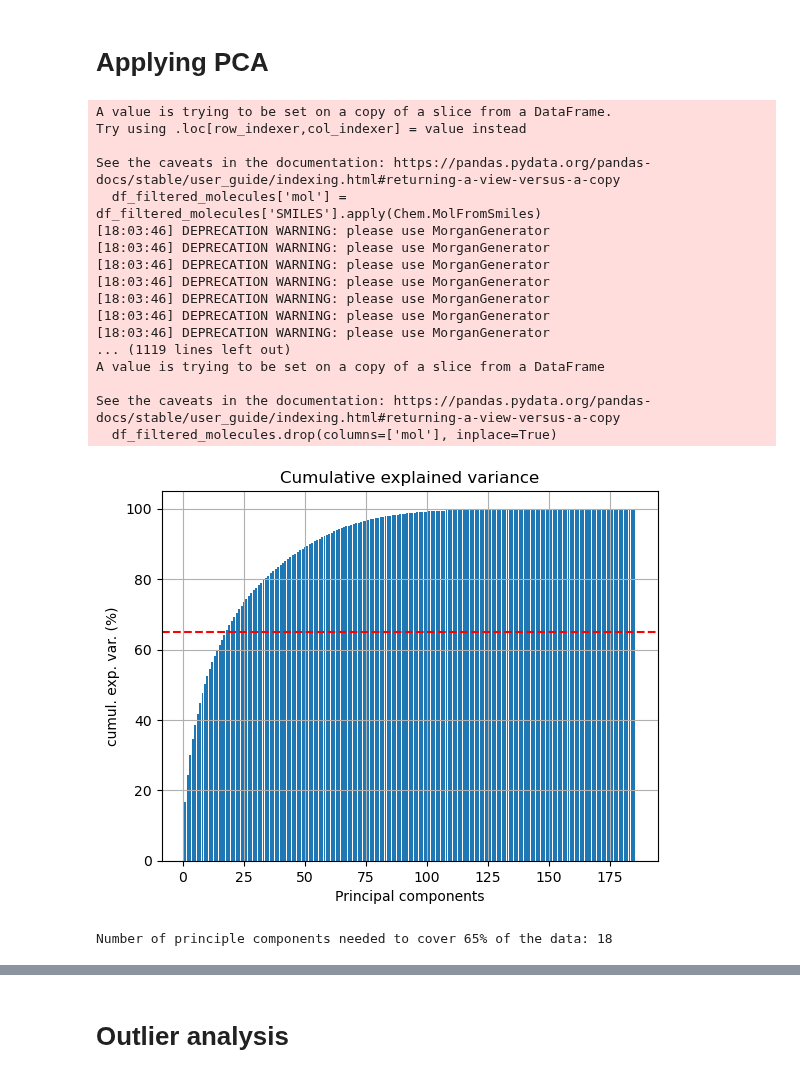
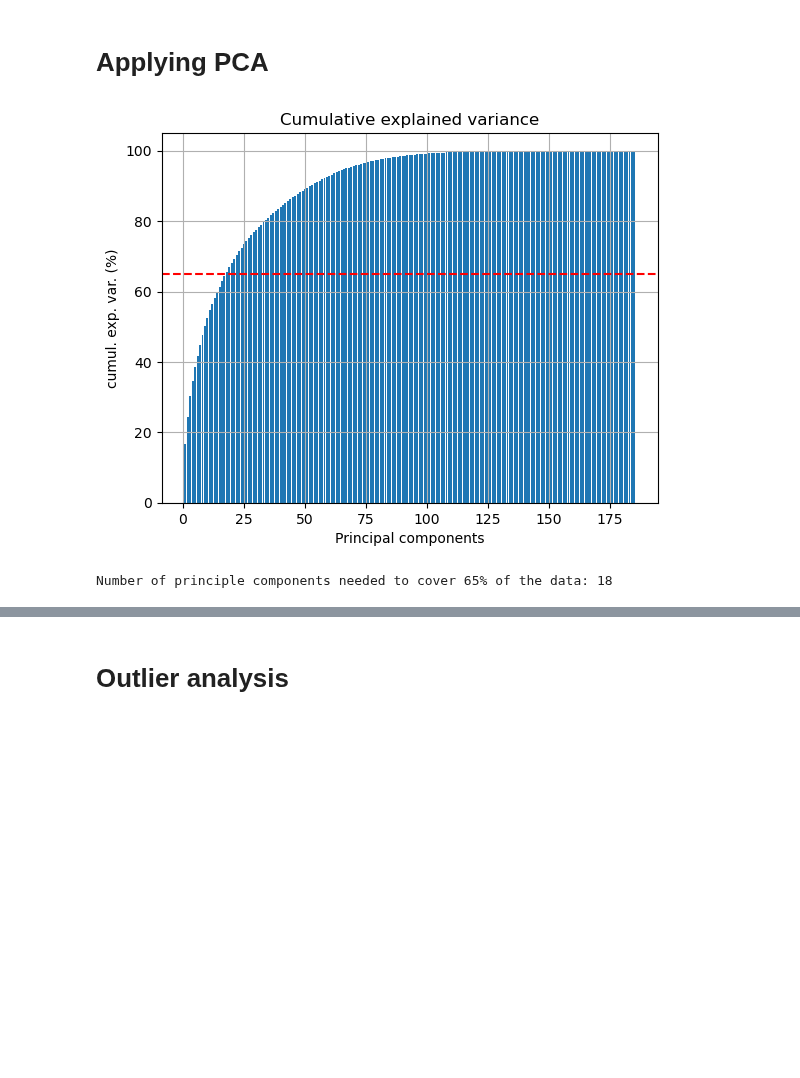
Before and after one commit to annebiemans/Group16, a Jupyter notebook: group_assignment_part1.ipynb, the cells around one changed output, grey strips where cells are left out. Cells and saved outputs as stored; diff of their text form; code cells hidden in the pictures; blank space fills up the shorter version.

```diff
--- a/group_assignment_part1.ipynb
+++ b/group_assignment_part1.ipynb
@@ -163,11 +194,6 @@ df_filtered_molecules # dit is de output met smiles en dan de descriptors die re
 # %% [markdown]
 # Applying PCA
 # %%
-df_filtered_molecules['mol'] = df_filtered_molecules['SMILES'].apply(Chem.MolFromSmiles)
-df_filtered_molecules['fp'] = df_filtered_molecules['mol'].apply(lambda x: AllChem.GetMorganFingerprintAsBitVect(x, 2, nBits=64))
-df_filtered_molecules['fp'] = df_filtered_molecules['fp'].apply(lambda x: x.ToBitString())
-df_filtered_molecules.drop(columns=['mol'], inplace=True)
-
 X = df_filtered_molecules.drop(columns=['SMILES'])  # Looking at all the descriptors
 #y_PKM = data_raw['PKM2_inhibition']    # Comparing the PKM2 inhibition to the descriptors
 #y_ERK = data_raw['ERK2_inhibition']     # Comparing the ERK2 inhibition to the descriptors
@@ -176,52 +202,35 @@ X = df_filtered_molecules.drop(columns=['SMILES'])  # Looking at all the descrip
 
 X_scaled = scaler.fit_transform(X)
 
 pca = PCA()
 pca.fit(X_scaled)
 variance = pca.explained_variance_ratio_
 
 # Summing the variance and transforming to a percentage
 cumulative_variance = np.cumsum(variance)*100
 
 # Plotting the cumulative explained variance in a barplot
 plt.bar(x=list(range(1,len(cumulative_variance)+1)), height=cumulative_variance)
 plt.axhline(y=65, color='red', linestyle='--')
 
 # Setting the title and labels
 plt.title("Cumulative explained variance")
 plt.xlabel("Principal components")
 plt.ylabel("cumul. exp. var. (%)")
 plt.grid(True)
 plt.show()
 
 # Deciding how many principle components are needed to cover 65% of the data
 n_principle_components = 0
 variance = cumulative_variance[n_principle_components]
 while variance <= 65:
     n_principle_components += 1
     variance = cumulative_variance[n_principle_components]
 n_principle_components += 1  # Count 1 with the number of principle components, since the first index is 0 in stead of 1
 print('Number of principle components needed to cover 65% of the data:', n_principle_components)
 # %% [output]
+[figure]
-A value is trying to be set on a copy of a slice from a DataFrame.
-Try using .loc[row_indexer,col_indexer] = value instead
-
-See the caveats in the documentation: https://pandas.pydata.org/pandas-docs/stable/user_guide/indexing.html#returning-a-view-versus-a-copy
-  df_filtered_molecules['mol'] = df_filtered_molecules['SMILES'].apply(Chem.MolFromSmiles)
-[18:03:46] DEPRECATION WARNING: please use MorganGenerator
-[18:03:46] DEPRECATION WARNING: please use MorganGenerator
-[18:03:46] DEPRECATION WARNING: please use MorganGenerator
-[18:03:46] DEPRECATION WARNING: please use MorganGenerator
-[18:03:46] DEPRECATION WARNING: please use MorganGenerator
-[18:03:46] DEPRECATION WARNING: please use MorganGenerator
-[18:03:46] DEPRECATION WARNING: please use MorganGenerator
-... (1119 lines left out)
-A value is trying to be set on a copy of a slice from a DataFrame
-
-See the caveats in the documentation: https://pandas.pydata.org/pandas-docs/stable/user_guide/indexing.html#returning-a-view-versus-a-copy
-  df_filtered_molecules.drop(columns=['mol'], inplace=True)
+Number of principle components needed to cover 65% of the data: 18
-[figure]
-Number of principle components needed to cover 65% of the data: 18
 # %%
 pca18 = PCA(n_components=n_principle_components, random_state=42)
 pca18.fit(X)
```
Also changed, not shown: parts of 5 cells of this notebook, 1 other file.
